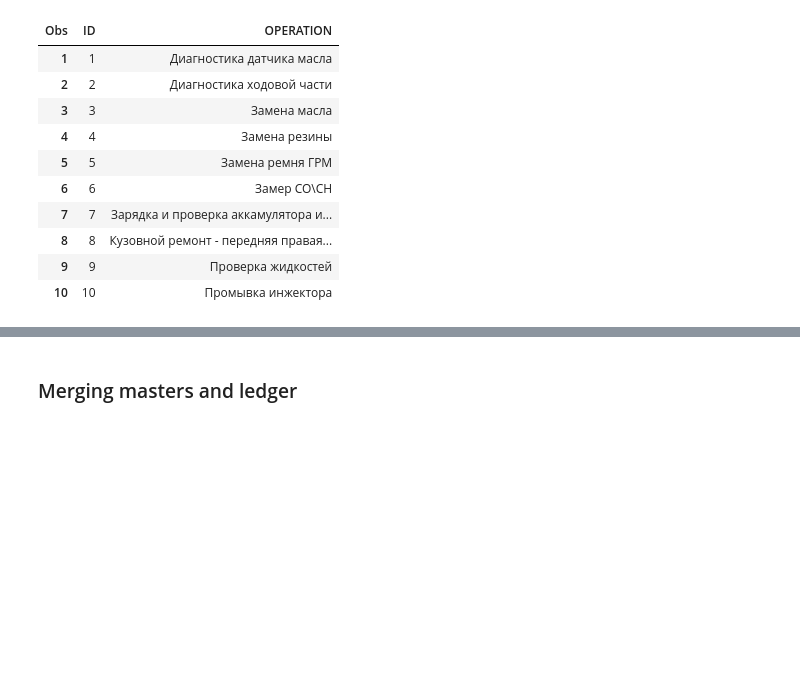
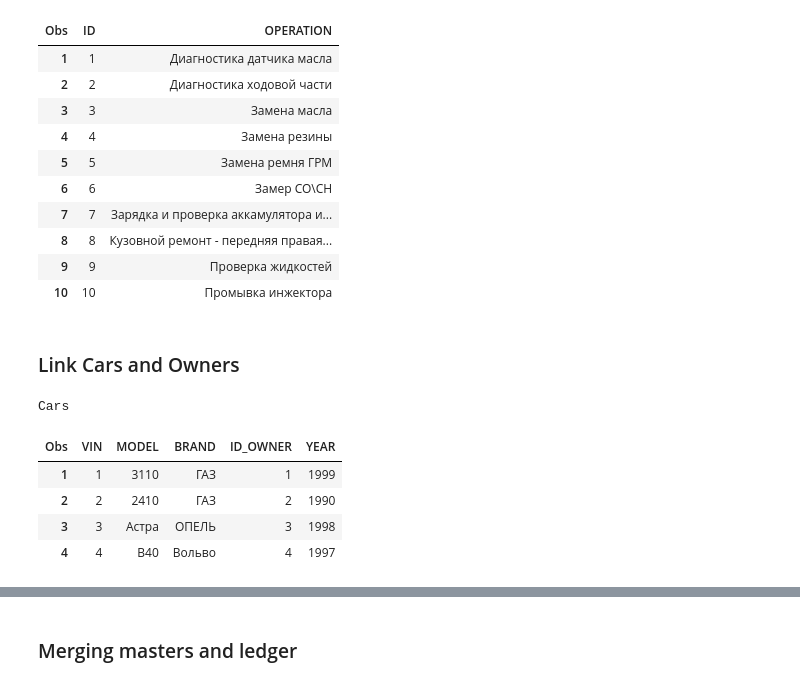
Before and after one commit to ahtyamovdanil/SAS_university, a Jupyter notebook: lab_1/lab1_var3.ipynb, the cells around one changed output, grey strips where cells are left out. Drawn from its saved outputs; the diff is of its cells as text; code cells hidden in the pictures; blank space fills up the shorter version.

```diff
--- a/lab_1/lab1_var3.ipynb
+++ b/lab_1/lab1_var3.ipynb
@@ -178,3 +176,35 @@ Operations
 | 8 | 8 | Кузовной ремонт - передняя правая... |
 | 9 | 9 | Проверка жидкостей |
 | 10 | 10 | Промывка инжектора |
+# %% [markdown]
+### Link Cars and Owners
+# %%
+proc sort
+    data=work.owners;
+    by VIN;
+run;
+
+proc sort
+    data=work.cars;
+    by VIN;
+run;
+
+data work.cars;
+   merge work.cars work.owners;
+   by VIN;
+   rename ID = ID_OWNER;
+   drop FULLNAME PASSPORT DR_LICENSE;
+run;
+
+proc print
+    data=work.cars;
+    var VIN MODEL BRAND ID_OWNER YEAR ;
+    title "Cars";
+run;
+# %% [output]
+Cars
+| Obs | VIN | MODEL | BRAND | ID_OWNER | YEAR |
+| 1 | 1 | 3110 | ГАЗ | 1 | 1999 |
+| 2 | 2 | 2410 | ГАЗ | 2 | 1990 |
+| 3 | 3 | Астра | ОПЕЛЬ | 3 | 1998 |
+| 4 | 4 | В40 | Вольво | 4 | 1997 |
```
Also changed, not shown: parts of 6 cells of this notebook.
